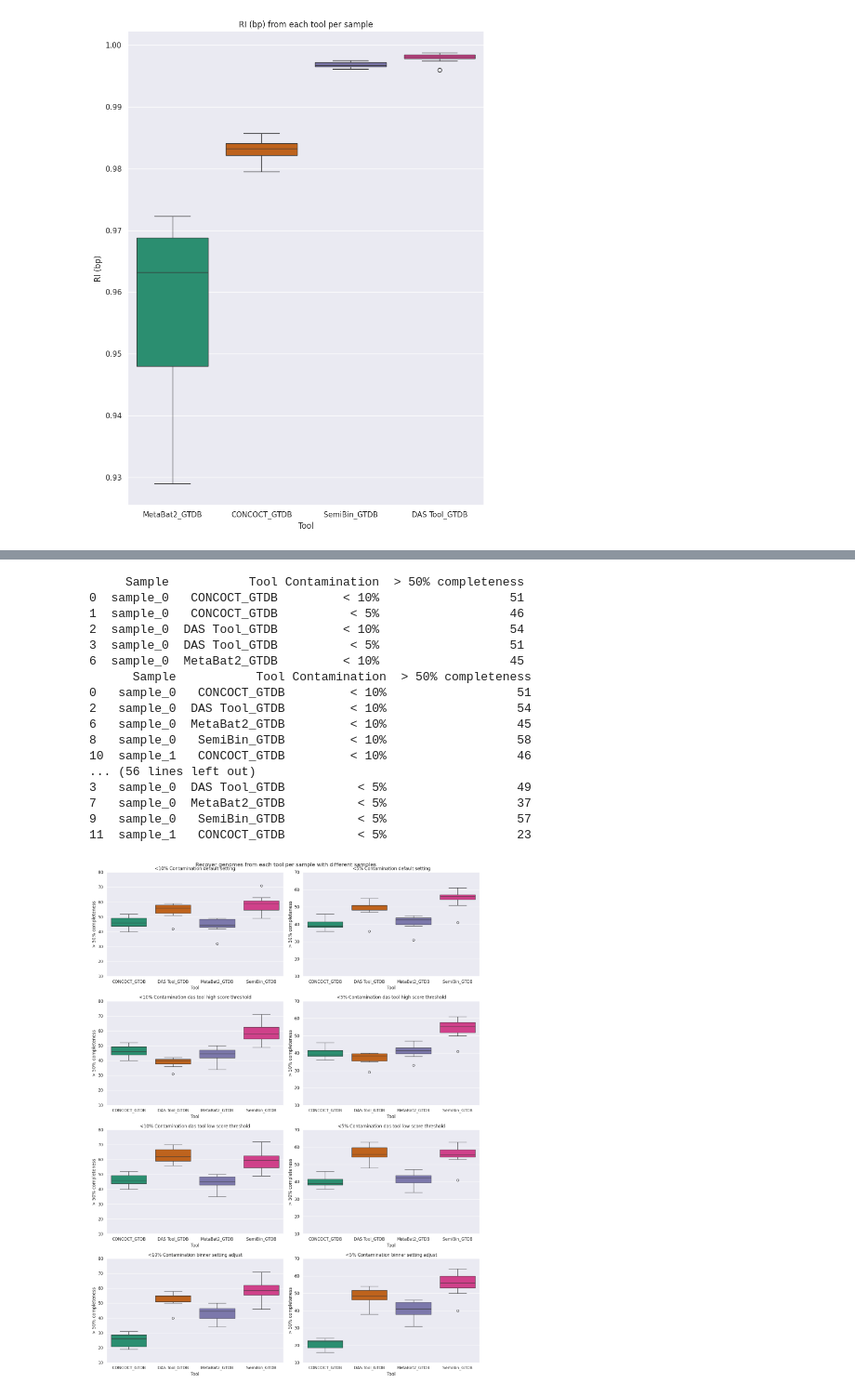
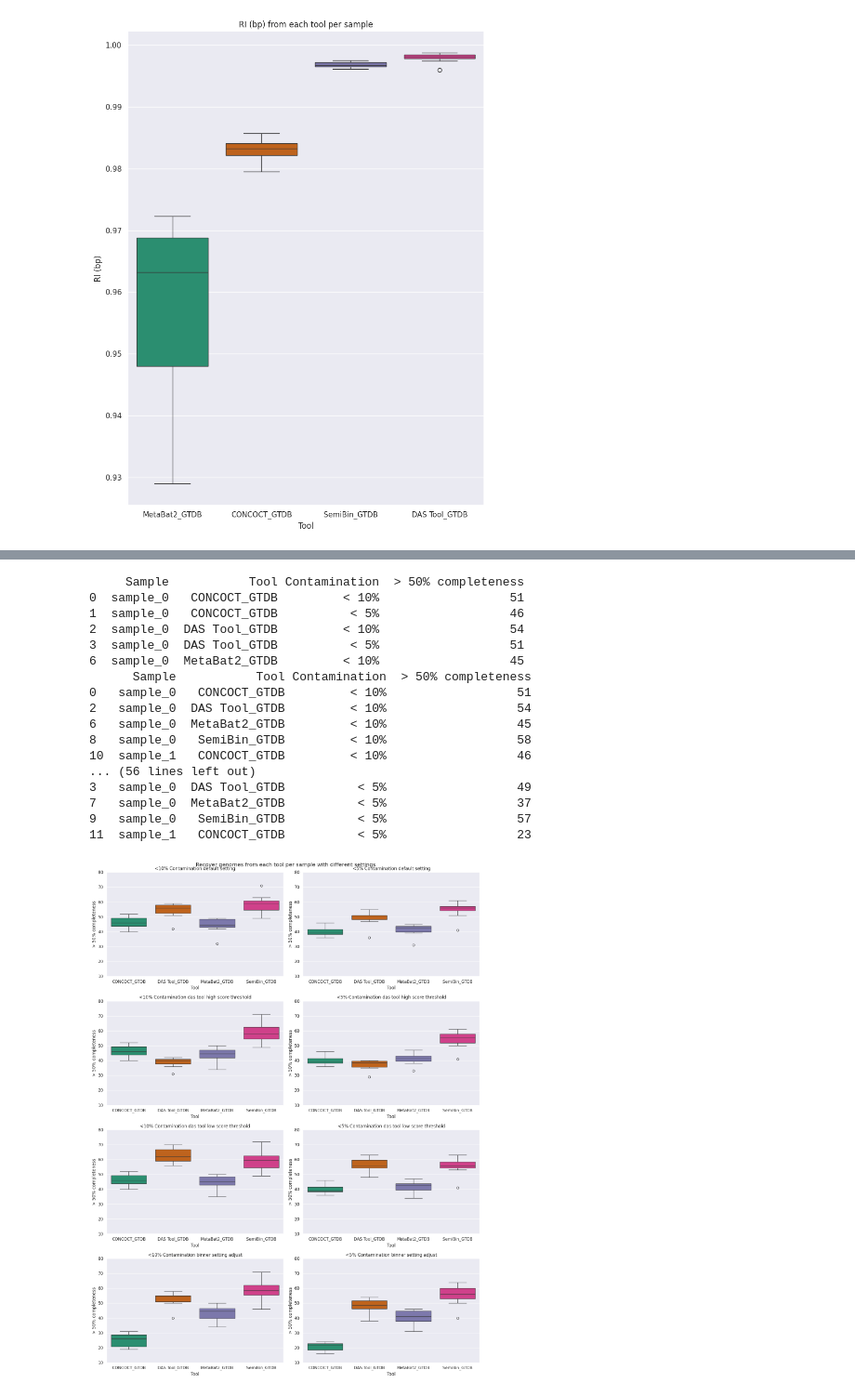
Before and after one commit to SantaMcCloud/Thesis, a Jupyter notebook: jupyternotebooks/plots.ipynb, the cells around one changed output, grey strips where cells are left out. Shown at 93% size. Saved outputs shown, nothing was run; the diff lists cells and outputs as text; code cells hidden in the pictures.

```diff
--- a/jupyternotebooks/plots.ipynb
+++ b/jupyternotebooks/plots.ipynb
@@ -699,45 +693,45 @@ print(df_smaller_5_cont_binner.head())
 
 fig, axes = plt.subplots(4, 2, figsize=(15, 20))
 
-fig.suptitle('Recover genomes from each tool per sample with different samples')
+fig.suptitle('Recover genomes from each tool per sample with different settings')
 
 sns.boxplot(ax=axes[0, 0], x='Tool', y='> 50% completeness', data=df_smaller_10_cont, palette='Dark2', legend=False, hue='Tool').set(title="<10% Contamination default setting")
 sns.boxplot(ax=axes[0, 1], x='Tool', y='> 50% completeness', data=df_smaller_5_cont, palette='Dark2', legend=False, hue='Tool').set(title="<5% Contamination default setting")
 sns.boxplot(ax=axes[1, 0], x='Tool', y='> 50% completeness', data=df_smaller_10_cont_high, palette='Dark2', legend=False, hue='Tool').set(title="<10% Contamination das tool high score threshold")
 sns.boxplot(ax=axes[1, 1], x='Tool', y='> 50% completeness', data=df_smaller_5_cont_high, palette='Dark2', legend=False, hue='Tool').set(title="<5% Contamination das tool high score threshold")
 sns.boxplot(ax=axes[2, 0], x='Tool', y='> 50% completeness', data=df_smaller_10_cont_low, palette='Dark2', legend=False, hue='Tool').set(title="<10% Contamination das tool low score threshold")
 sns.boxplot(ax=axes[2, 1], x='Tool', y='> 50% completeness', data=df_smaller_5_cont_low, palette='Dark2', legend=False, hue='Tool').set(title="<5% Contamination das tool low score threshold")
 sns.boxplot(ax=axes[3, 0], x='Tool', y='> 50% completeness', data=df_smaller_10_cont_binner, palette='Dark2', legend=False, hue='Tool').set(title="<10% Contamination binner setting adjust")
 sns.boxplot(ax=axes[3, 1], x='Tool', y='> 50% completeness', data=df_smaller_5_cont_binner, palette='Dark2', legend=False, hue='Tool').set(title="<5% Contamination binner setting adjust")
 
 axes[0, 0].set_ylim(10, 80)
 axes[1, 0].set_ylim(10, 80)
 axes[2, 0].set_ylim(10, 80)
 axes[3, 0].set_ylim(10, 80)
-axes[0, 1].set_ylim(10, 70)
-axes[1, 1].set_ylim(10, 70)
-axes[2, 1].set_ylim(10, 70)
-axes[3, 1].set_ylim(10, 70)
+axes[0, 1].set_ylim(10, 80)
+axes[1, 1].set_ylim(10, 80)
+axes[2, 1].set_ylim(10, 80)
+axes[3, 1].set_ylim(10, 80)
 plt.tight_layout()
 # %% [output]
      Sample           Tool Contamination  > 50% completeness
 0  sample_0   CONCOCT_GTDB         < 10%                  51
 1  sample_0   CONCOCT_GTDB          < 5%                  46
 2  sample_0  DAS Tool_GTDB         < 10%                  54
 3  sample_0  DAS Tool_GTDB          < 5%                  51
 6  sample_0  MetaBat2_GTDB         < 10%                  45
       Sample           Tool Contamination  > 50% completeness
 0   sample_0   CONCOCT_GTDB         < 10%                  51
 2   sample_0  DAS Tool_GTDB         < 10%                  54
 6   sample_0  MetaBat2_GTDB         < 10%                  45
 8   sample_0   SemiBin_GTDB         < 10%                  58
 10  sample_1   CONCOCT_GTDB         < 10%                  46
 ... (56 lines left out)
 3   sample_0  DAS Tool_GTDB          < 5%                  49
 7   sample_0  MetaBat2_GTDB          < 5%                  37
 9   sample_0   SemiBin_GTDB          < 5%                  57
 11  sample_1   CONCOCT_GTDB          < 5%                  23
-[figure, old version]
+[figure, new version]
 # %%
 dfs = []
 for k in range(0,10):
```
Also changed, not shown: parts of 14 cells of this notebook, 3 other files.
